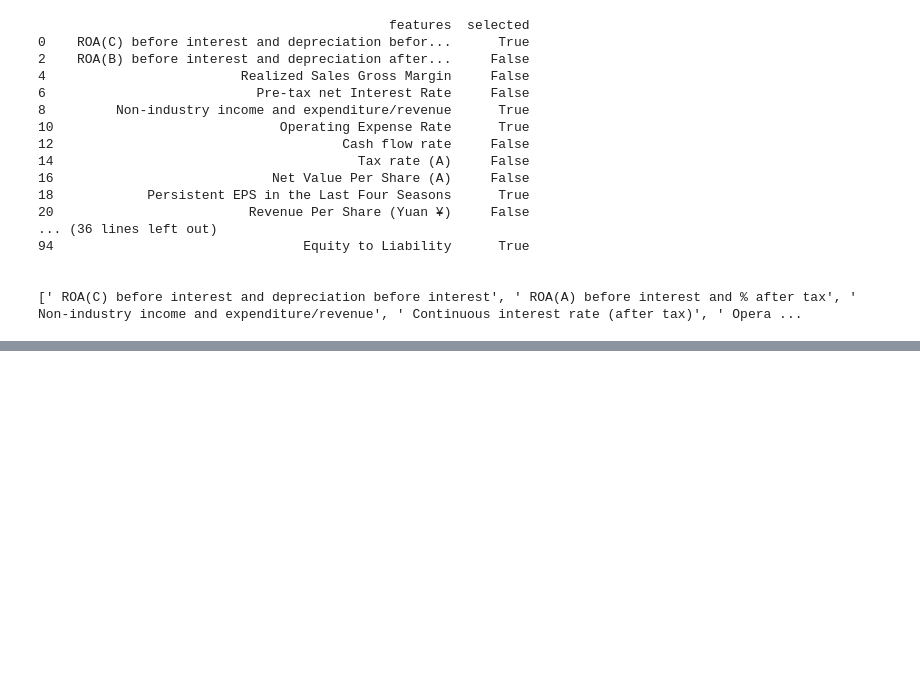
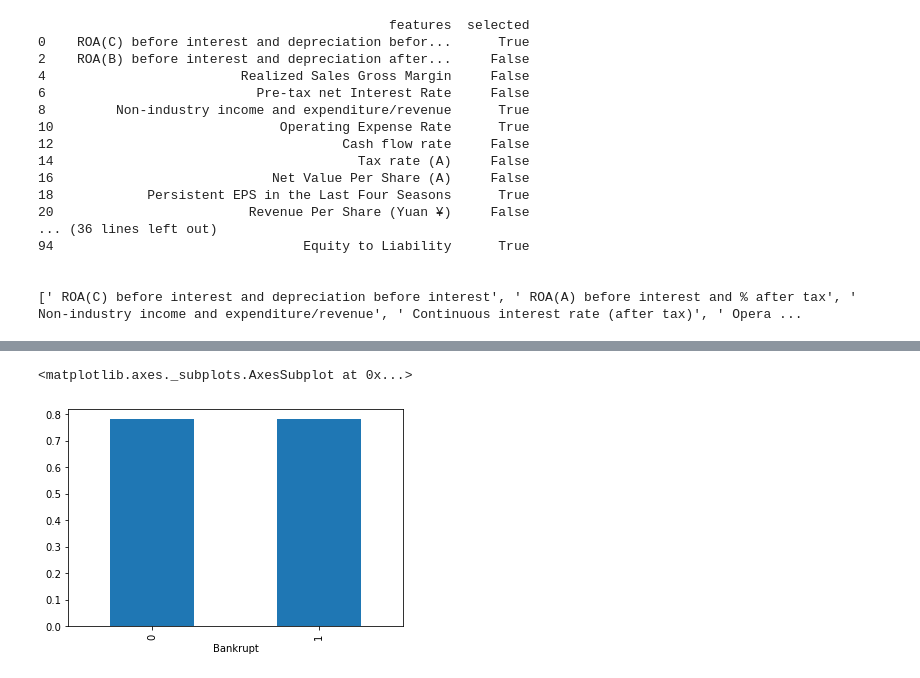
Before and after one commit to edwardramirez/company-bankruptcy-prediction, a Jupyter notebook: final_proj.ipynb, the cells around one changed output, grey strips where cells are left out. Saved outputs shown, nothing was run; the diff lists cells and outputs as text; code cells hidden in the pictures; blank space fills up the shorter version.

```diff
--- a/final_proj.ipynb
+++ b/final_proj.ipynb
@@ -580,0 +604,5 @@ plt.show()
+# %%
+selects[' Continuous interest rate (after tax)'].plot.bar()
+# %% [output]
+<matplotlib.axes._subplots.AxesSubplot at 0x...>
+[figure, added]
```
Also changed, not shown: parts of 30 cells of this notebook.
